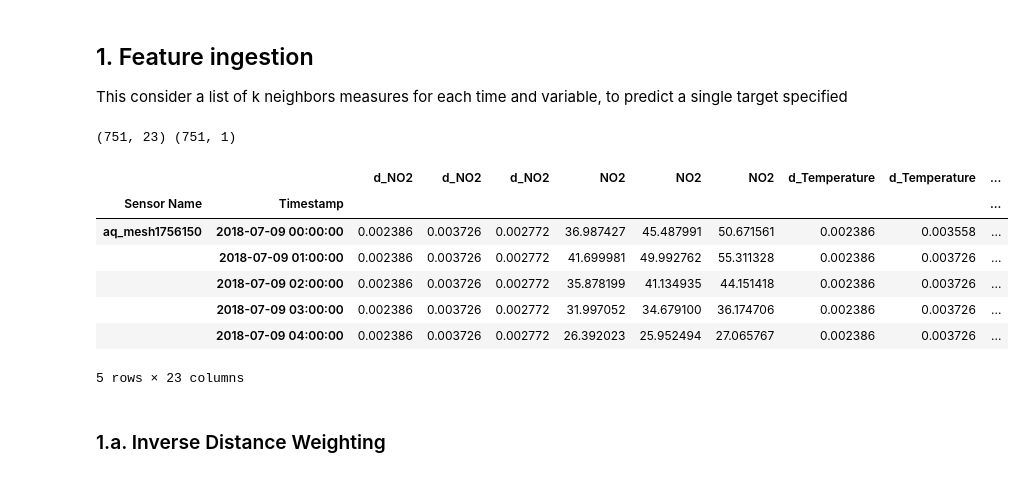
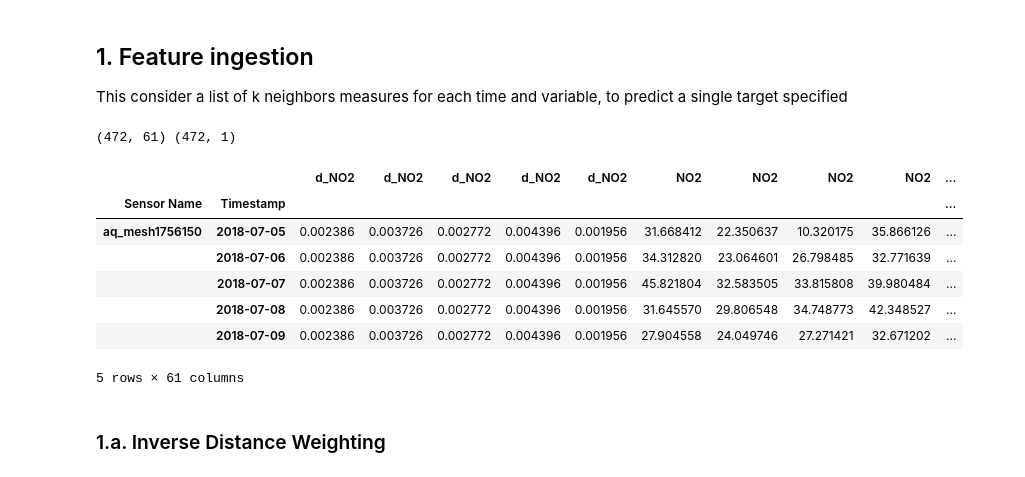
Before and after one commit to adaj/sensingbee, a Jupyter notebook: eda/feature_ingestion.ipynb, the cells around one changed output. Cells and saved outputs as stored; diff of their text form; code cells hidden in the pictures.

```diff
--- a/eda/feature_ingestion.ipynb
+++ b/eda/feature_ingestion.ipynb
@@ -13,7 +13,7 @@ import matplotlib.pyplot as plt
 ## Dataset
 # %%
 SHAPE_FOLDER = '/home/adelsondias/Repos/newcastle/air-quality/shape/Middle_Layer_Super_Output_Areas_December_2011_Full_Extent_Boundaries_in_England_and_Wales/'
-DATA_FOLDER = '/home/adelsondias/Repos/newcastle/air-quality/data_allsensors_8days/'
+DATA_FOLDER = '/home/adelsondias/Repos/newcastle/air-quality/data_7days/'
 # %% [markdown]
 Importing output areas for spatial delimitation
 # %%
@@ -58,7 +58,7 @@ sensors['Timestamp'] = pd.to_datetime(sensors['Timestamp'])
 sensors = sensors.set_index(['Variable','Sensor Name','Timestamp'])
 
 # resampling by freq
-freq='H'
+freq='D'
 level_values = sensors.index.get_level_values
 sensors = (sensors.groupby([level_values(i) for i in [0,1]]
                    +[pd.Grouper(freq=freq, level=-1)]).median())
@@ -150,20 +150,20 @@ def ingestion(sensors, metadata, sfeat, variables, k, target, method):
     return zx, zi
 # %%
 variables = {
-    'sensors':('NO2','Temperature'),
+    'sensors':('NO2','Temperature','O3','CO','PM10'),
     'exogenous':('street','day','dow')
 }
 
-zx, zi = ingestion(sensors, metadata, sfeat, variables, k=3, target='NO2', method='randomized')
+zx, zi = ingestion(sensors, metadata, sfeat, variables, k=5, target='NO2', method='randomized')
 print(zx.shape,zi.shape)
 zx.head()
 # %% [output]
-(751, 23) (751, 1)
+(472, 61) (472, 1)
-|  |  | d_NO2 | d_NO2 | d_NO2 | NO2 | NO2 | NO2 | d_Temperature | d_Temperature | ... |
-| Sensor Name | Timestamp |  |  |  |  |  |  |  |  | ... |
-| aq_mesh1756150 | 2018-07-09 00:00:00 | 0.002386 | 0.003726 | 0.002772 | 36.987427 | 45.487991 | 50.671561 | 0.002386 | 0.003558 | ... |
-|  | 2018-07-09 01:00:00 | 0.002386 | 0.003726 | 0.002772 | 41.699981 | 49.992762 | 55.311328 | 0.002386 | 0.003726 | ... |
-|  | 2018-07-09 02:00:00 | 0.002386 | 0.003726 | 0.002772 | 35.878199 | 41.134935 | 44.151418 | 0.002386 | 0.003726 | ... |
-|  | 2018-07-09 03:00:00 | 0.002386 | 0.003726 | 0.002772 | 31.997052 | 34.679100 | 36.174706 | 0.002386 | 0.003726 | ... |
-|  | 2018-07-09 04:00:00 | 0.002386 | 0.003726 | 0.002772 | 26.392023 | 25.952494 | 27.065767 | 0.002386 | 0.003726 | ... |
+|  |  | d_NO2 | d_NO2 | d_NO2 | d_NO2 | d_NO2 | NO2 | NO2 | NO2 | NO2 | ... |
+| Sensor Name | Timestamp |  |  |  |  |  |  |  |  |  | ... |
+| aq_mesh1756150 | 2018-07-05 | 0.002386 | 0.003726 | 0.002772 | 0.004396 | 0.001956 | 31.668412 | 22.350637 | 10.320175 | 35.866126 | ... |
+|  | 2018-07-06 | 0.002386 | 0.003726 | 0.002772 | 0.004396 | 0.001956 | 34.312820 | 23.064601 | 26.798485 | 32.771639 | ... |
+|  | 2018-07-07 | 0.002386 | 0.003726 | 0.002772 | 0.004396 | 0.001956 | 45.821804 | 32.583505 | 33.815808 | 39.980484 | ... |
+|  | 2018-07-08 | 0.002386 | 0.003726 | 0.002772 | 0.004396 | 0.001956 | 31.645570 | 29.806548 | 34.748773 | 42.348527 | ... |
+|  | 2018-07-09 | 0.002386 | 0.003726 | 0.002772 | 0.004396 | 0.001956 | 27.904558 | 24.049746 | 27.271421 | 32.671202 | ... |
-5 rows × 23 columns
+5 rows × 61 columns
```
Also changed, not shown: parts of 12 cells of this notebook, 3 other files.
